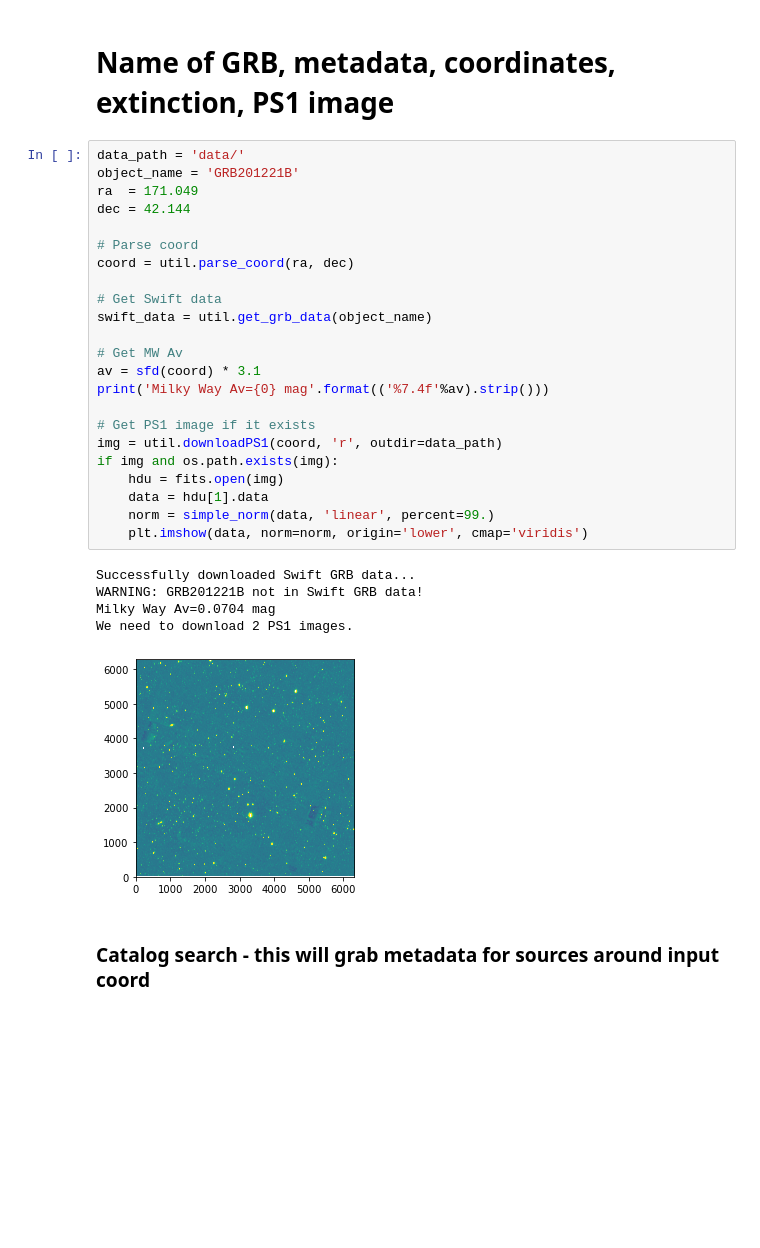
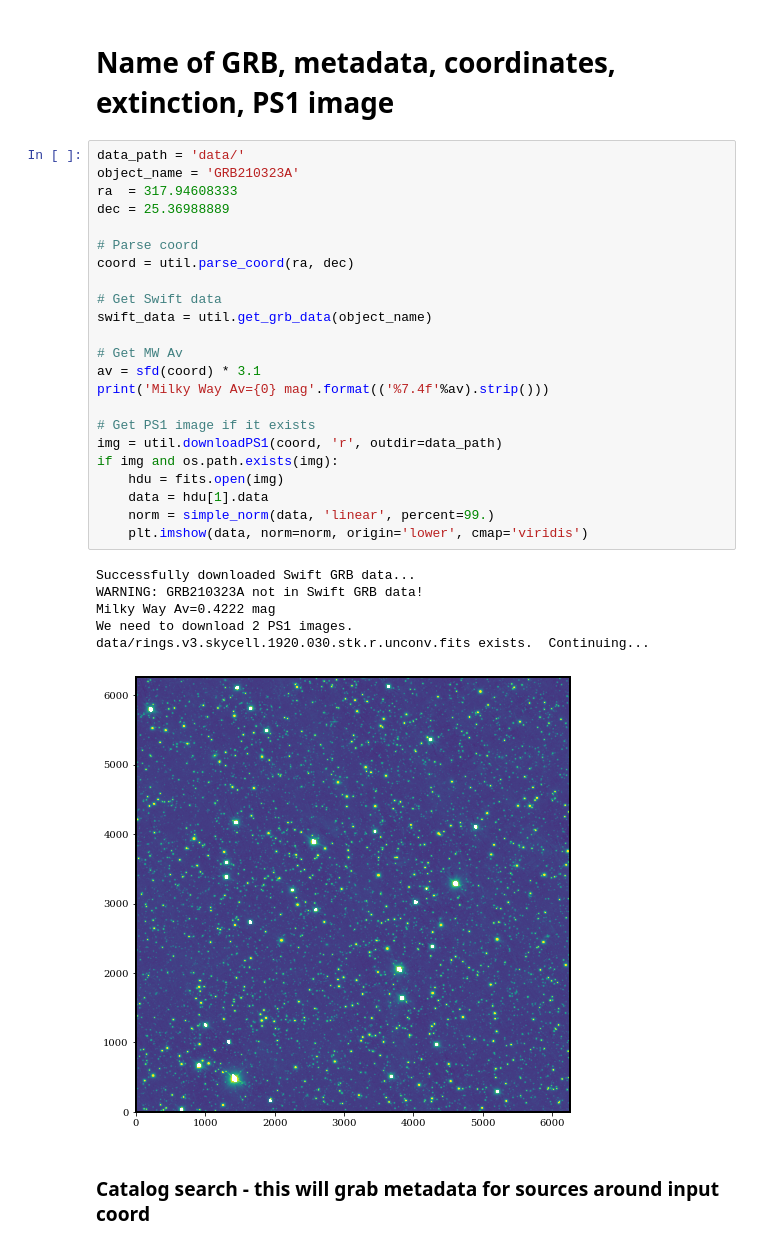
Before and after one commit to CIERA-Transients/POTPyRI, a Jupyter notebook: Astroquery.ipynb, the cells around one changed output. Saved outputs shown, nothing was run; the diff lists cells and outputs as text; blank space fills up the shorter version.

```diff
--- a/Astroquery.ipynb
+++ b/Astroquery.ipynb
@@ -35,33 +35,34 @@ File exists. Not overwriting.
 # Name of GRB, metadata, coordinates, extinction, PS1 image
 # %%
 data_path = 'data/'
-object_name = 'GRB201221B'
-ra  = 171.049
-dec = 42.144
+object_name = 'GRB210323A'
+ra  = 317.94608333
+dec = 25.36988889
 
 # Parse coord
 coord = util.parse_coord(ra, dec)
 
 # Get Swift data
 swift_data = util.get_grb_data(object_name)
 
 # Get MW Av
 av = sfd(coord) * 3.1
 print('Milky Way Av={0} mag'.format(('%7.4f'%av).strip()))
 
 # Get PS1 image if it exists
 img = util.downloadPS1(coord, 'r', outdir=data_path)
 if img and os.path.exists(img):
     hdu = fits.open(img)
     data = hdu[1].data
     norm = simple_norm(data, 'linear', percent=99.)
     plt.imshow(data, norm=norm, origin='lower', cmap='viridis')
 # %% [output]
 Successfully downloaded Swift GRB data...
-WARNING: GRB201221B not in Swift GRB data!
-Milky Way Av=0.0704 mag
+WARNING: GRB210323A not in Swift GRB data!
+Milky Way Av=0.4222 mag
 We need to download 2 PS1 images.
+data/rings.v3.skycell.1920.030.stk.r.unconv.fits exists.  Continuing...
-[figure, old version]
+[figure, new version]
 # %% [markdown]
 ### Catalog search - this will grab metadata for sources around input coord
 # %%
```
Also changed, not shown: parts of 5 cells of this notebook, 1 other file.
